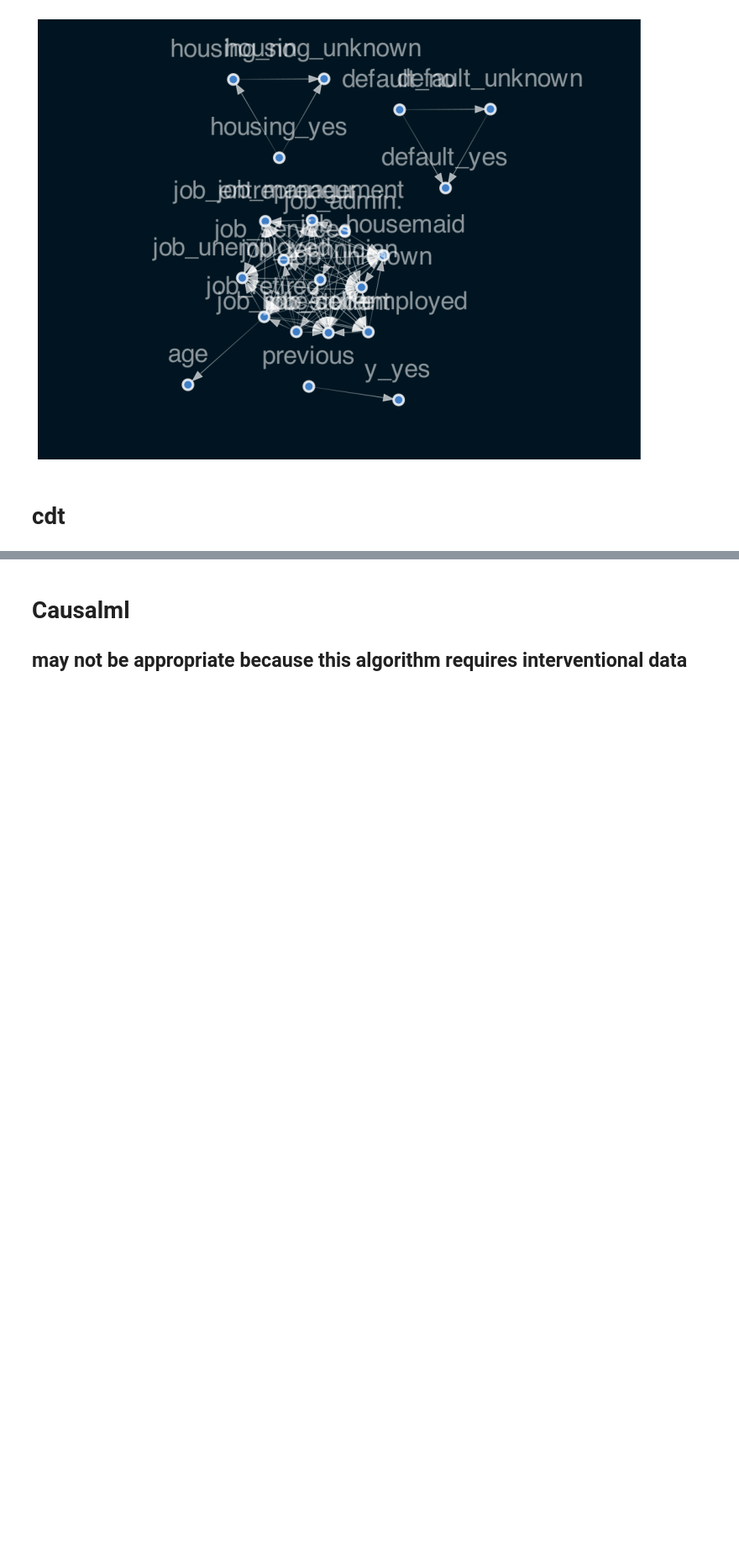
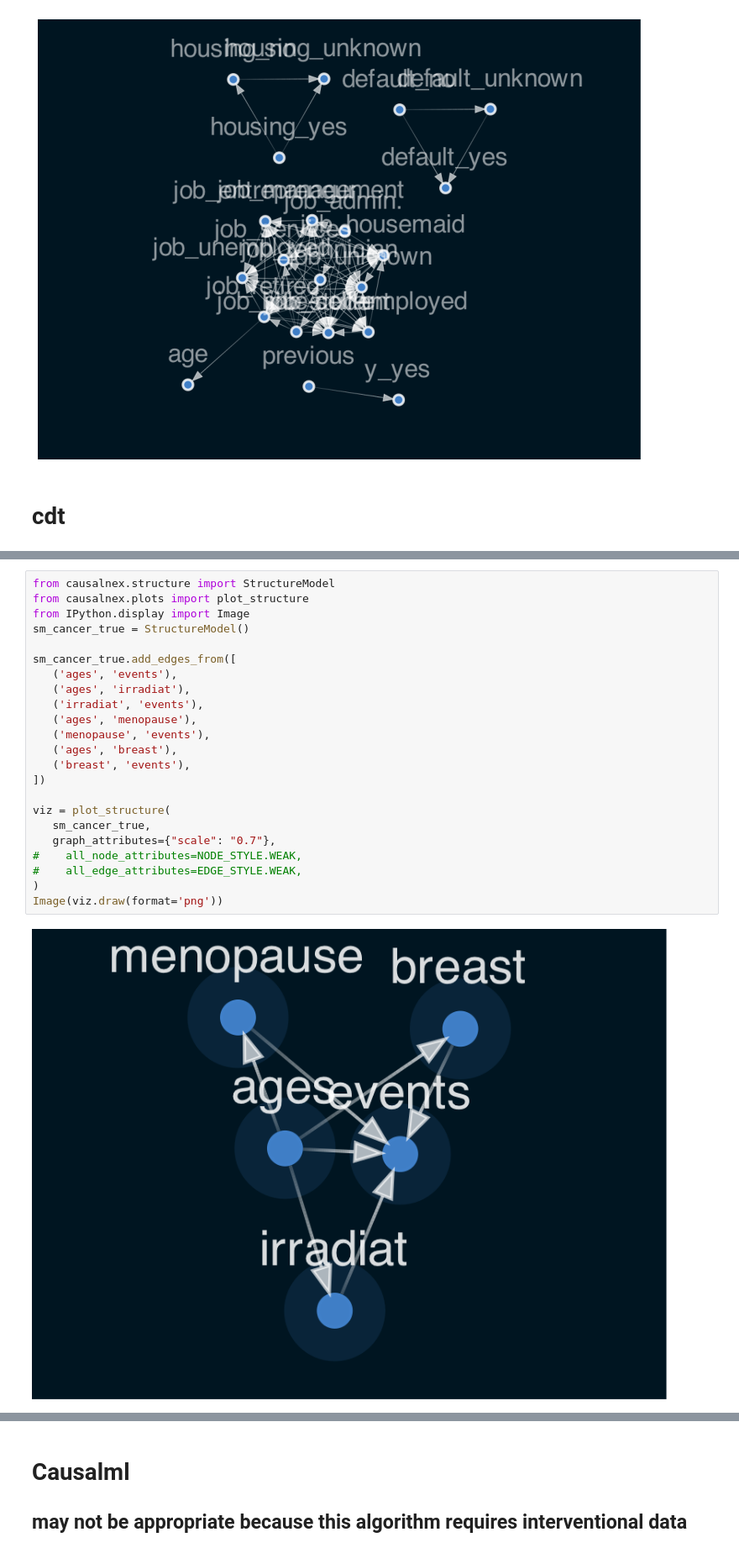
Before and after one commit to Kota28/td_causal-inference, a Jupyter notebook: Comparison among famous causal inference libraries.ipynb, the cells around one changed output, grey strips where cells are left out. Shown at 84% size. Drawn from its saved outputs; the diff is of its cells as text; blank space fills up the shorter version.

```diff
--- a/Comparison among famous causal inference libraries.ipynb
+++ b/Comparison among famous causal inference libraries.ipynb
@@ -876,0 +928,25 @@ ImportError: R Package pcalg is not available.
+# %%
+from causalnex.structure import StructureModel
+from causalnex.plots import plot_structure
+from IPython.display import Image
+sm_cancer_true = StructureModel()
+
+sm_cancer_true.add_edges_from([
+   ('ages', 'events'),
+   ('ages', 'irradiat'),
+   ('irradiat', 'events'),
+   ('ages', 'menopause'),
+   ('menopause', 'events'),
+   ('ages', 'breast'),
+   ('breast', 'events'),
+])
+
+viz = plot_structure(
+   sm_cancer_true,
+   graph_attributes={"scale": "0.7"},
+#    all_node_attributes=NODE_STYLE.WEAK,
+#    all_edge_attributes=EDGE_STYLE.WEAK,
+)
+Image(viz.draw(format='png'))
+# %% [output]
+[figure, added]
```
Also changed, not shown: parts of 63 cells of this notebook.
